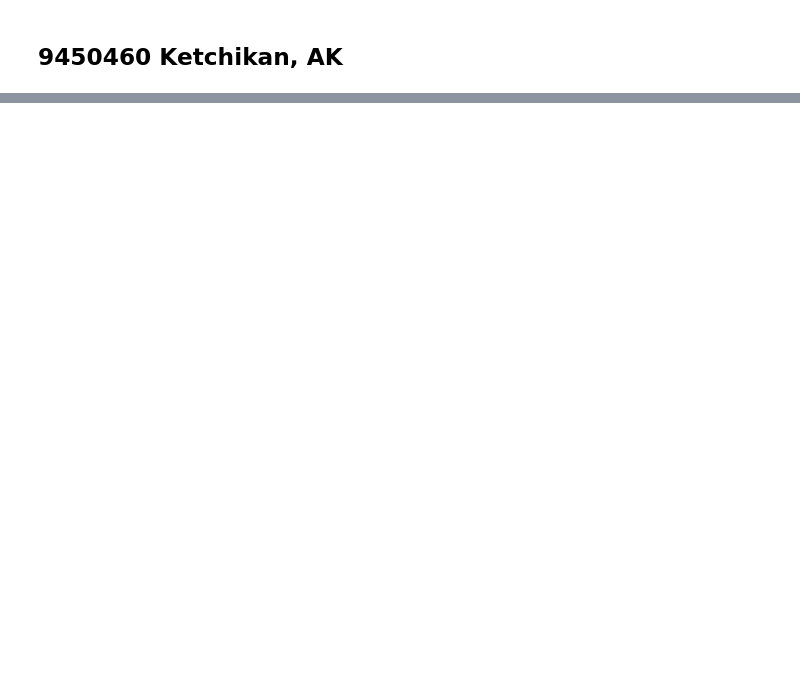
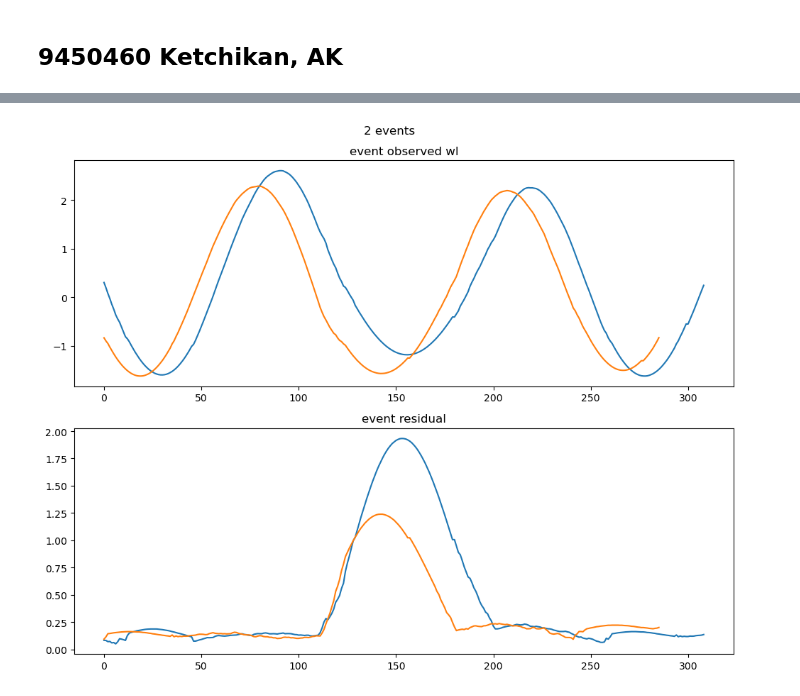
Before and after one commit to UT-CHG/pyadcirc, a Jupyter notebook: notebooks/NOAA_Scrape_Data.ipynb, the cells around one changed output, grey strips where cells are left out. Drawn from its saved outputs; the diff is of its cells as text; code cells hidden in the pictures; blank space fills up the shorter version.

```diff
--- a/notebooks/NOAA_Scrape_Data.ipynb
+++ b/notebooks/NOAA_Scrape_Data.ipynb
@@ -540,5 +756,0 @@ noaa.get_station_metadata(rdd)
-# %%
-begin_date = "2008-01-01 00:00:00"
-end_date = "2008-03-01 00:00:00"
-rdd_test_data = noaa.pull_dataset(rdd, begin_date=begin_date, end_date=end_date)
-rdd_test_data
@@ -580,5 +756,0 @@ events[0]["Difference"].plot()
-# %%
-begin_date = "2011-01-01 00:00:00"
-end_date = "2023-01-01 00:00:00"
-rdd_data = noaa.pull_dataset(rdd, begin_date=begin_date, end_date=end_date)
-rdd_data
@@ -625,5 +756,0 @@ importlib.reload(noaa)
-# %%
-begin_date = "2011-01-01 00:00:00"
-end_date = "2023-01-01 00:00:00"
-rdd_data = noaa.pull_dataset(rdd, begin_date=begin_date, end_date=end_date)
-rdd_data
@@ -658,0 +761,2 @@ events_1[0].plot()
+# %%
+ketchikan_raw_data, ketchikan_events = noaa.get_event_dataset(ketchikan, begin_date=begin_date, end_date=end_date)
@@ -658,0 +780,19 @@ events_1[0].plot()
+# %%
+fig = plt.figure(figsize=(10, 8))
+ax1 = fig.add_subplot(2, 1, 1)
+ax2 = fig.add_subplot(2, 1, 2)
+
+for name, e in ketchikan_events.groupby('Event ID'):
+    ax1.plot(np.arange(0,len(e["Water Level"].values)), e["Water Level"].values)
+    ax2.plot(np.arange(0,len(e["Difference"].values)), e["Difference"].values)
+    # e["water level"].plot(ax=ax1)
+    # e["difference"].plot(ax=ax2)
+
+ax1.set_title(f"event observed wl")
+ax2.set_title(f"event residual")
+
+plt.suptitle(f"{len(np.unique(ketchikan_events.index))} events")
+
+fig.tight_layout()
+# %% [output]
+[figure, added]
```
Also changed, not shown: parts of 69 cells of this notebook, 1 other file.
